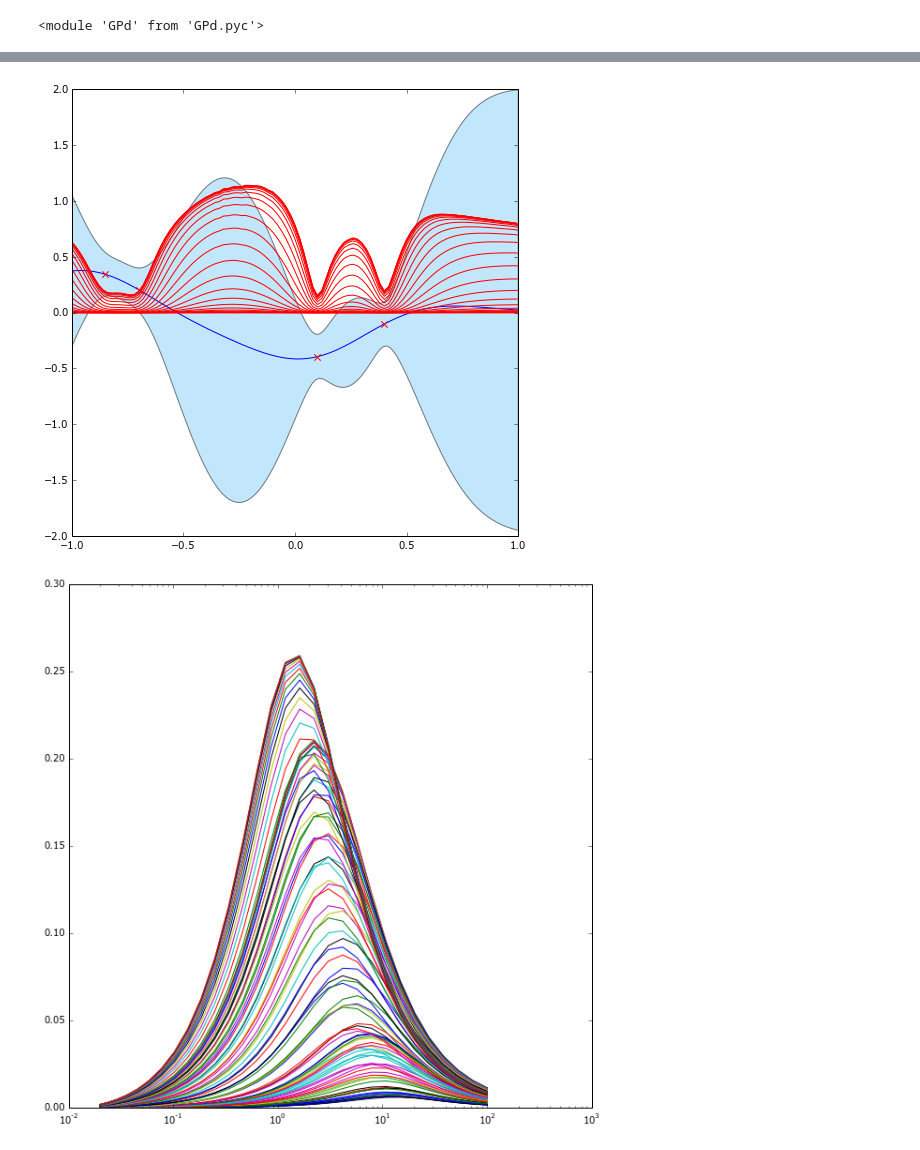
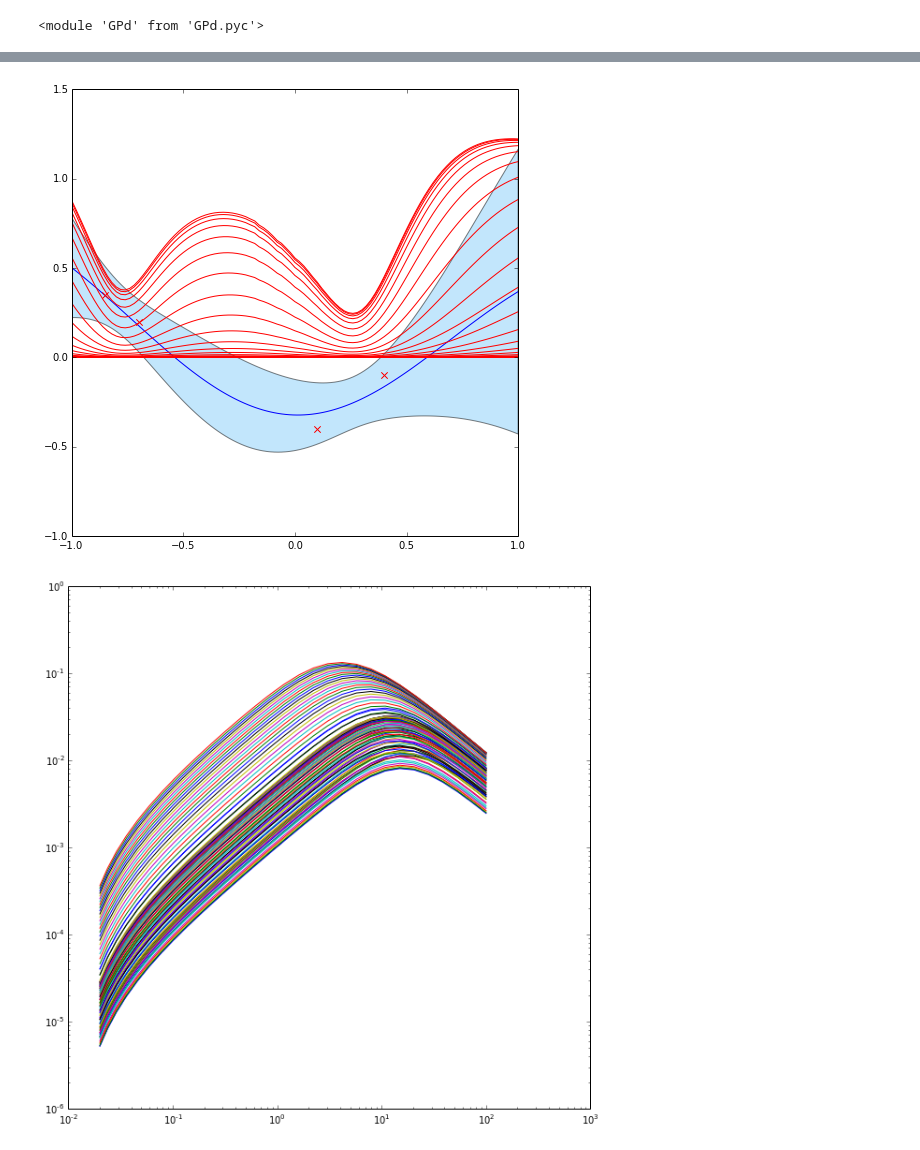
Before and after one commit to markm541374/ES, a Jupyter notebook: EntropyGP2.ipynb, the cells around one changed output, grey strips where cells are left out. Drawn from its saved outputs; the diff is of its cells as text; code cells hidden in the pictures.

```diff
--- a/EntropyGP2.ipynb
+++ b/EntropyGP2.ipynb
@@ -12,7 +12,7 @@ reload(GPd)
 # %% [output]
 <module 'GPd' from 'GPd.pyc'>
 # %%
-kf = GPep.gen_sqexp_k_d([1.,0.3])
+kf = GPep.gen_sqexp_k_d([1.,1.])
 
 Xo=sp.matrix([[-0.85],[-0.7],[0.1],[0.4]])
 Yo=sp.matrix([[0.35],[0.2],[-0.4],[-0.1]])
@@ -50,7 +50,7 @@ Vh_cho = spl.cholesky(Vh,lower=True)
 H=sp.zeros([nh,ns])
 ss=sp.logspace(4,-4,ns)
 
-nd=400
+nd=500
 for i in xrange(nd):
     if i%25==0:
         print i
@@ -69,7 +69,7 @@ for i in xrange(nd):
     #ineq constraints
 
     Xz=sp.matrix([[xs],[xs]])
-    #Sz=sp.matrix([[10**-9],[10**-9]])
+
     Dz=[[sp.NaN],[0,0]]
     #the inequality
     Iz=sp.matrix([[Yo[Yo.argmin(),:][0,0]],[0.]])
@@ -78,10 +78,11 @@ for i in xrange(nd):
     Nz=[0.1,0.]
 
     g=GPep.GPcore(Xc,Yc,Sc,Dc,Xz,Dz,Iz,Gz,Nz,kf)
-    #GPep.plot1(g,[-1],[1])
+
     for j in xrange(nh):
         Xt=sp.matrix([[X_h[j,0]],[xs]])
         Dt=[[sp.NaN],[sp.NaN]]
+
         m,V=g.infer_full(Xt,Dt)
         s=V[0,0]+V[1,1]-V[0,1]-V[1,0]
         mu=m[1,0]-m[0,0]
@@ -93,9 +94,10 @@ for i in xrange(nd):
             Hydxxs=0.5*sp.log(2*sp.pi*sp.e*(vnxxs+ss[k]))
             H[j,k]+=Hydxxs
 H=H/float(nd)
-#Ht=sp.zeros([nh,ns])
+
 for i in xrange(nh):
     m,v=g1.infer_diag(sp.matrix([[X_h[i,0]]]),[[sp.NaN]])
+
     for k in xrange(ns):
         Hydx=0.5*sp.log(2*sp.pi*sp.e*(v[0,0]+ss[k]))
         H[i,k]=Hydx-H[i,k]
@@ -121,18 +127,18 @@ a=GPd.plot1(g1,[-1],[1])
 for k in range(ns):
     a.plot(sp.array(X_h).flatten(),H[:,k],'r')
 # %% [output]
-[figure, old version]
+[figure, new version]
 # %%
-bs=[0.01+sp.sqrt(1./float(i)) for i in ss]
+bs=[0.01+(1./float(i)**0.5) for i in ss]
 
 U=sp.zeros([nh,ns])
 plt.figure(figsize=(10,10))
 for i in xrange(nh):
     U[i,:]=[H[i,j]/float(bs[j]) for j in xrange(ns)]
-    plt.semilogx(bs,U[i,:])
+    plt.loglog(bs,U[i,:])
     #plt.semilogx(bs,H[i,:])
 # %% [output]
-[figure, old version]
+[figure, new version]
 # %%
 plt.figure(figsize=(10,10))
 plt.imshow(sp.transpose(H))
```
Also changed, not shown: parts of 6 cells of this notebook, 4 other files.
